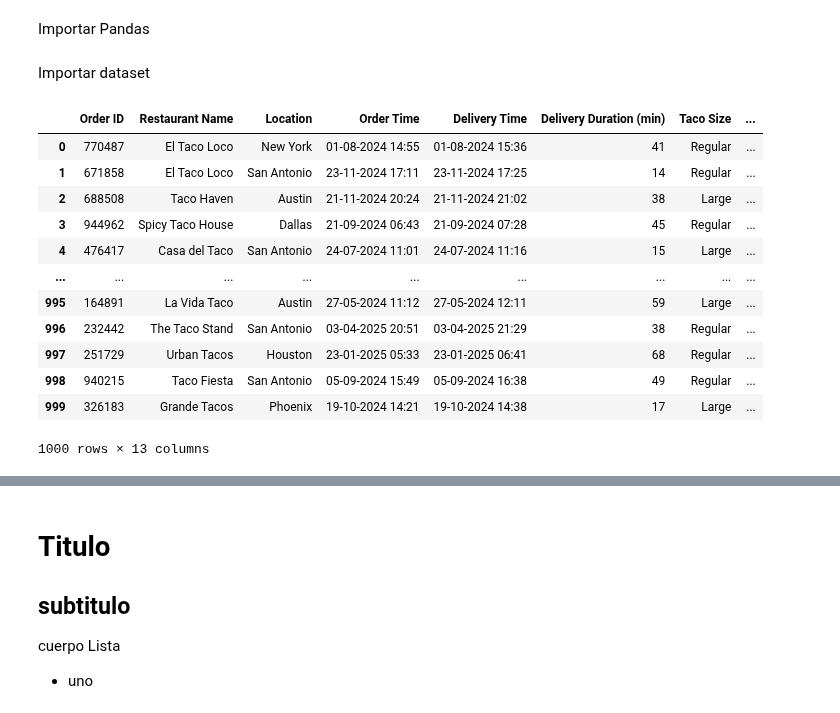
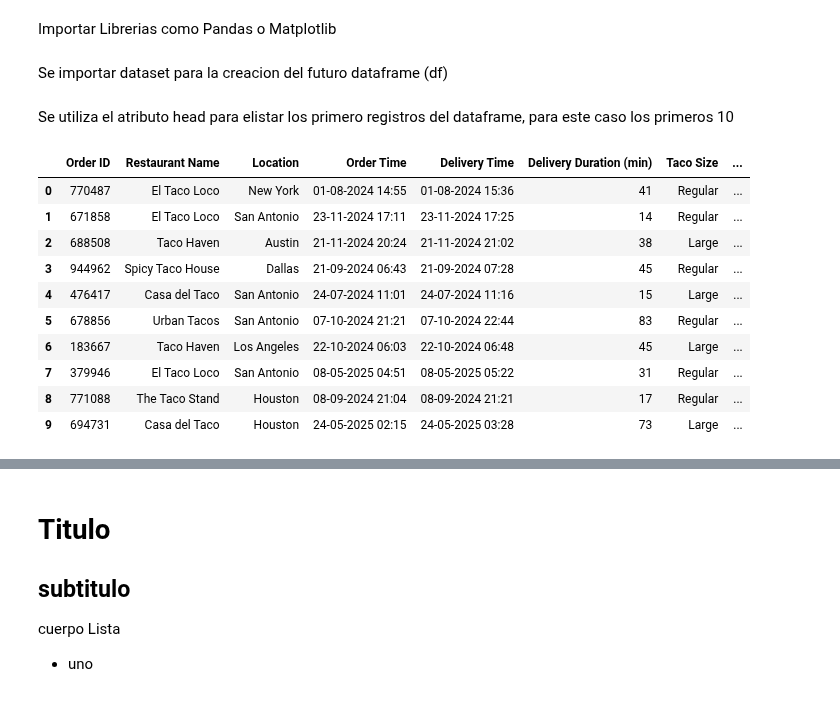
Before and after one commit to buitrekommando/mineriaAIEP_02, a Jupyter notebook: notebooks/Marcos(1).ipynb, the cells around one changed output, grey strips where cells are left out. Saved outputs shown, nothing was run; the diff lists cells and outputs as text; code cells hidden in the pictures.

```diff
--- a/notebooks/Marcos(1).ipynb
+++ b/notebooks/Marcos(1).ipynb
@@ -1,27 +1,27 @@
 # %% [markdown]
 <img src="../img/logoAIEP.jpg" alt="Logo de AIEP" width="300">
 # %% [markdown]
-Importar Pandas
+Importar Librerias como Pandas o Matplotlib
 # %%
 import pandas as pd
 import matplotlib.pyplot as plt
 # %% [markdown]
-Importar dataset
+Se importar dataset para la creacion del futuro dataframe (df)
 # %%
 df = pd.read_csv("../dataset/taco_sales_2024-2025.csv")
+# %% [markdown]
+Se utiliza el atributo head para elistar los primero registros del dataframe, para este caso los primeros 10
 # %%
-df
+df.head(10)
 # %% [output]
 |  | Order ID | Restaurant Name | Location | Order Time | Delivery Time | Delivery Duration (min) | Taco Size | ... |
 | 0 | 770487 | El Taco Loco | New York | 01-08-2024 14:55 | 01-08-2024 15:36 | 41 | Regular | ... |
 | 1 | 671858 | El Taco Loco | San Antonio | 23-11-2024 17:11 | 23-11-2024 17:25 | 14 | Regular | ... |
 | 2 | 688508 | Taco Haven | Austin | 21-11-2024 20:24 | 21-11-2024 21:02 | 38 | Large | ... |
 | 3 | 944962 | Spicy Taco House | Dallas | 21-09-2024 06:43 | 21-09-2024 07:28 | 45 | Regular | ... |
 | 4 | 476417 | Casa del Taco | San Antonio | 24-07-2024 11:01 | 24-07-2024 11:16 | 15 | Large | ... |
-| ... | ... | ... | ... | ... | ... | ... | ... | ... |
-| 995 | 164891 | La Vida Taco | Austin | 27-05-2024 11:12 | 27-05-2024 12:11 | 59 | Large | ... |
-| 996 | 232442 | The Taco Stand | San Antonio | 03-04-2025 20:51 | 03-04-2025 21:29 | 38 | Regular | ... |
-| 997 | 251729 | Urban Tacos | Houston | 23-01-2025 05:33 | 23-01-2025 06:41 | 68 | Regular | ... |
-| 998 | 940215 | Taco Fiesta | San Antonio | 05-09-2024 15:49 | 05-09-2024 16:38 | 49 | Regular | ... |
-| 999 | 326183 | Grande Tacos | Phoenix | 19-10-2024 14:21 | 19-10-2024 14:38 | 17 | Large | ... |
+| 5 | 678856 | Urban Tacos | San Antonio | 07-10-2024 21:21 | 07-10-2024 22:44 | 83 | Regular | ... |
+| 6 | 183667 | Taco Haven | Los Angeles | 22-10-2024 06:03 | 22-10-2024 06:48 | 45 | Large | ... |
+| 7 | 379946 | El Taco Loco | San Antonio | 08-05-2025 04:51 | 08-05-2025 05:22 | 31 | Regular | ... |
+| 8 | 771088 | The Taco Stand | Houston | 08-09-2024 21:04 | 08-09-2024 21:21 | 17 | Regular | ... |
+| 9 | 694731 | Casa del Taco | Houston | 24-05-2025 02:15 | 24-05-2025 03:28 | 73 | Large | ... |
-1000 rows × 13 columns
```
Also changed, not shown: parts of 6 cells of this notebook.
